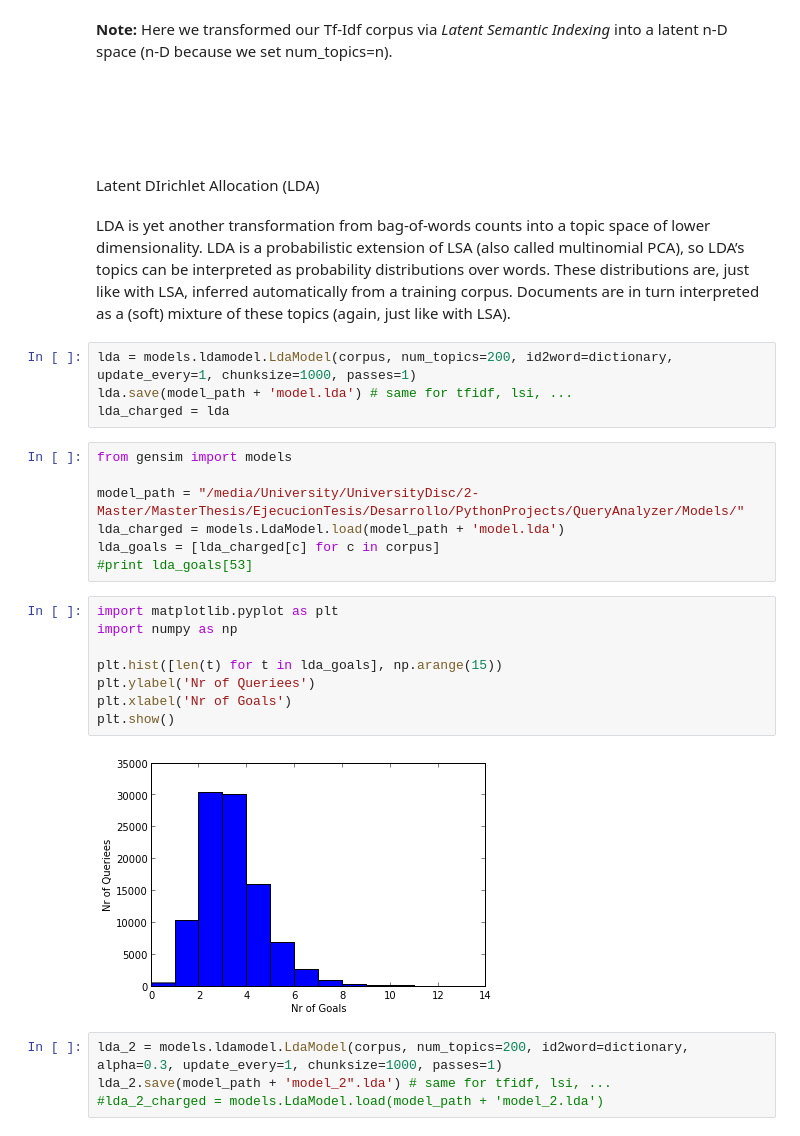
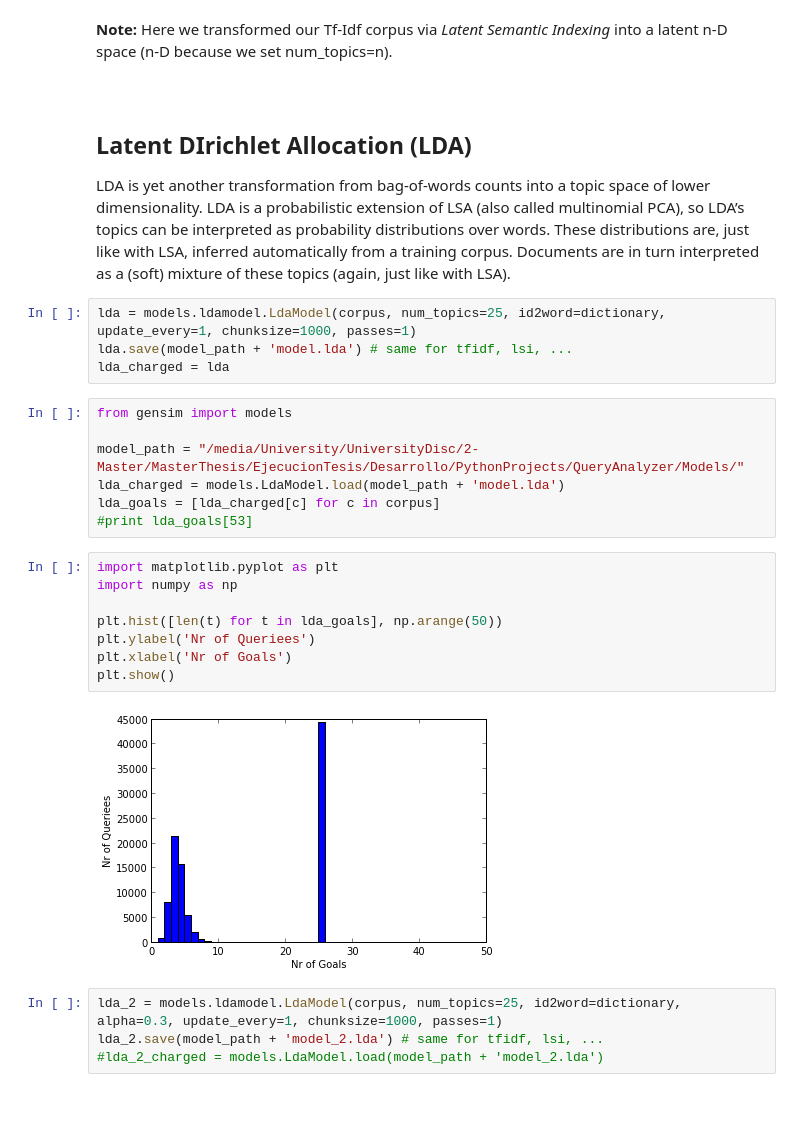
Before and after one commit to ljsou/QueryAnalyzer, a Jupyter notebook: UserQuery/QueryAnalyzer.ipynb, the cells around one changed output. Saved outputs shown, nothing was run; the diff lists cells and outputs as text; blank space fills up the shorter version.

```diff
--- a/UserQuery/QueryAnalyzer.ipynb
+++ b/UserQuery/QueryAnalyzer.ipynb
@@ -155,14 +155,12 @@ lsi.show_topic(5)
 # %% [markdown]
 <b>Note:</b> Here we transformed our Tf-Idf corpus via <i>Latent Semantic Indexing</i> into a latent n-D space (n-D because we set num_topics=n).
-# %% [markdown]
-## <br />
-<br />
-Latent DIrichlet Allocation (LDA)
 # %% [markdown]
+<br />
+<h2>Latent DIrichlet Allocation (LDA)</h2>
 LDA is yet another transformation from bag-of-words counts into a topic space of lower dimensionality. LDA is a probabilistic extension of LSA (also called multinomial PCA), so LDA’s topics can be interpreted as probability distributions over words. These distributions are, just like with LSA, inferred automatically from a training corpus. Documents are in turn interpreted as a (soft) mixture of these topics (again, just like with LSA).
 <br />
 # %%
-lda = models.ldamodel.LdaModel(corpus, num_topics=200, id2word=dictionary, update_every=1, chunksize=1000, passes=1)
+lda = models.ldamodel.LdaModel(corpus, num_topics=25, id2word=dictionary, update_every=1, chunksize=1000, passes=1)
 lda.save(model_path + 'model.lda') # same for tfidf, lsi, ...
 lda_charged = lda
 # %%
@@ -175,16 +173,16 @@ lda_goals = [lda_charged[c] for c in corpus]
 # %%
 import matplotlib.pyplot as plt
 import numpy as np
 
-plt.hist([len(t) for t in lda_goals], np.arange(15))
+plt.hist([len(t) for t in lda_goals], np.arange(50))
 plt.ylabel('Nr of Queriees')
 plt.xlabel('Nr of Goals')
 plt.show()
 # %% [output]
-[figure, old version]
+[figure, new version]
 # %%
-lda_2 = models.ldamodel.LdaModel(corpus, num_topics=200, id2word=dictionary, alpha=0.3, update_every=1, chunksize=1000, passes=1)
-lda_2.save(model_path + 'model_2".lda') # same for tfidf, lsi, ...
+lda_2 = models.ldamodel.LdaModel(corpus, num_topics=25, id2word=dictionary, alpha=0.3, update_every=1, chunksize=1000, passes=1)
+lda_2.save(model_path + 'model_2.lda') # same for tfidf, lsi, ...
 #lda_2_charged = models.LdaModel.load(model_path + 'model_2.lda')
 # %%
 lda_goals_2 = [lda_2[c] for c in corpus]
```
Also changed, not shown: parts of 14 cells of this notebook, 8 other files.
